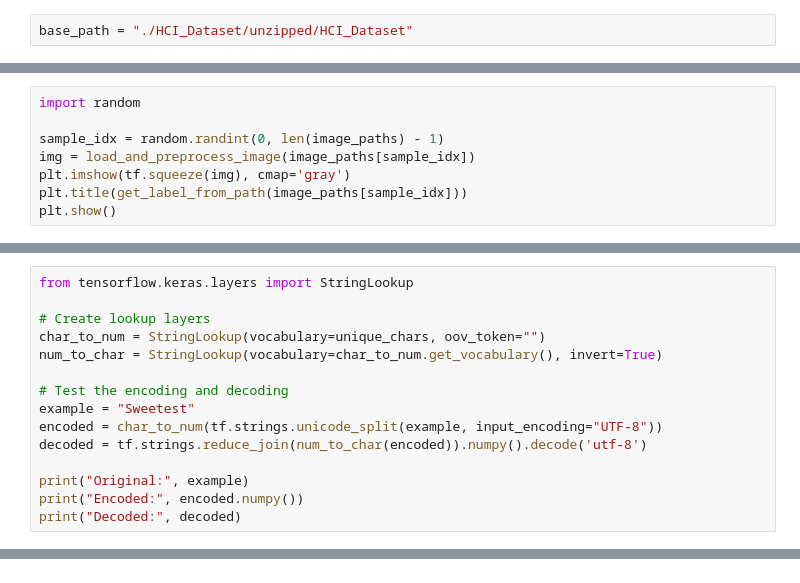
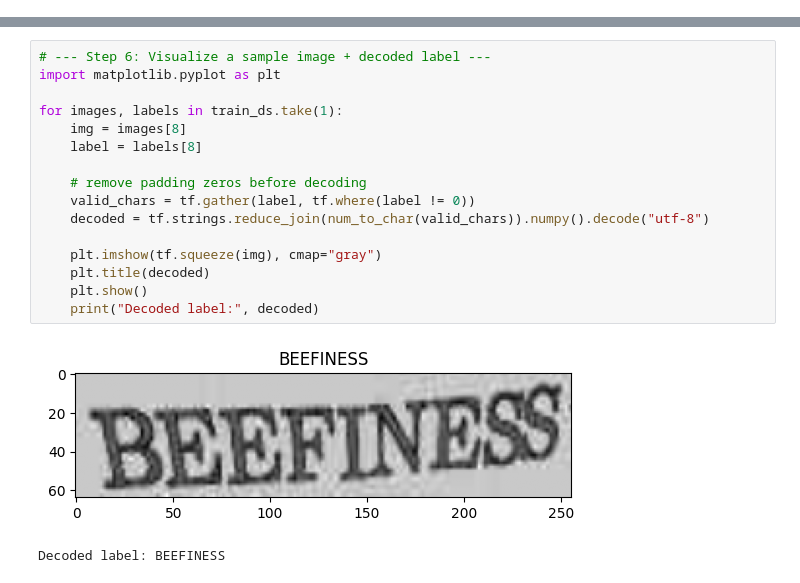
Before and after one commit to saquib9790/proj2_hci, a Jupyter notebook: main.ipynb, the cells around one changed output, grey strips where cells are left out. Cells and saved outputs as stored; diff of their text form.

```diff
--- a/main.ipynb
+++ b/main.ipynb
@@ -41,2 +29,0 @@ Subfolders: ['__MACOSX', 'HCI_Dataset']
-# %%
-base_path = "./HCI_Dataset/unzipped/HCI_Dataset"
@@ -75,8 +90,0 @@ def load_and_preprocess_image(path):
-# %%
-import random
-
-sample_idx = random.randint(0, len(image_paths) - 1)
-img = load_and_preprocess_image(image_paths[sample_idx])
-plt.imshow(tf.squeeze(img), cmap='gray')
-plt.title(get_label_from_path(image_paths[sample_idx]))
-plt.show()
@@ -132,15 +90,0 @@ Total unique chars: 62
-# %%
-from tensorflow.keras.layers import StringLookup
-
-# Create lookup layers
-char_to_num = StringLookup(vocabulary=unique_chars, oov_token="")
-num_to_char = StringLookup(vocabulary=char_to_num.get_vocabulary(), invert=True)
-
-# Test the encoding and decoding
-example = "Sweetest"
-encoded = char_to_num(tf.strings.unicode_split(example, input_encoding="UTF-8"))
-decoded = tf.strings.reduce_join(num_to_char(encoded)).numpy().decode('utf-8')
-
-print("Original:", example)
-print("Encoded:", encoded.numpy())
-print("Decoded:", decoded)
@@ -203,0 +135,19 @@ val_ds = (
+# %%
+# --- Step 6: Visualize a sample image + decoded label ---
+import matplotlib.pyplot as plt
+
+for images, labels in train_ds.take(1):
+    img = images[8]
+    label = labels[8]
+
+    # remove padding zeros before decoding
+    valid_chars = tf.gather(label, tf.where(label != 0))
+    decoded = tf.strings.reduce_join(num_to_char(valid_chars)).numpy().decode("utf-8")
+
+    plt.imshow(tf.squeeze(img), cmap="gray")
+    plt.title(decoded)
+    plt.show()
+    print("Decoded label:", decoded)
+# %% [output]
+[figure, added]
+Decoded label: BEEFINESS
```
Also changed, not shown: parts of 28 cells of this notebook.
